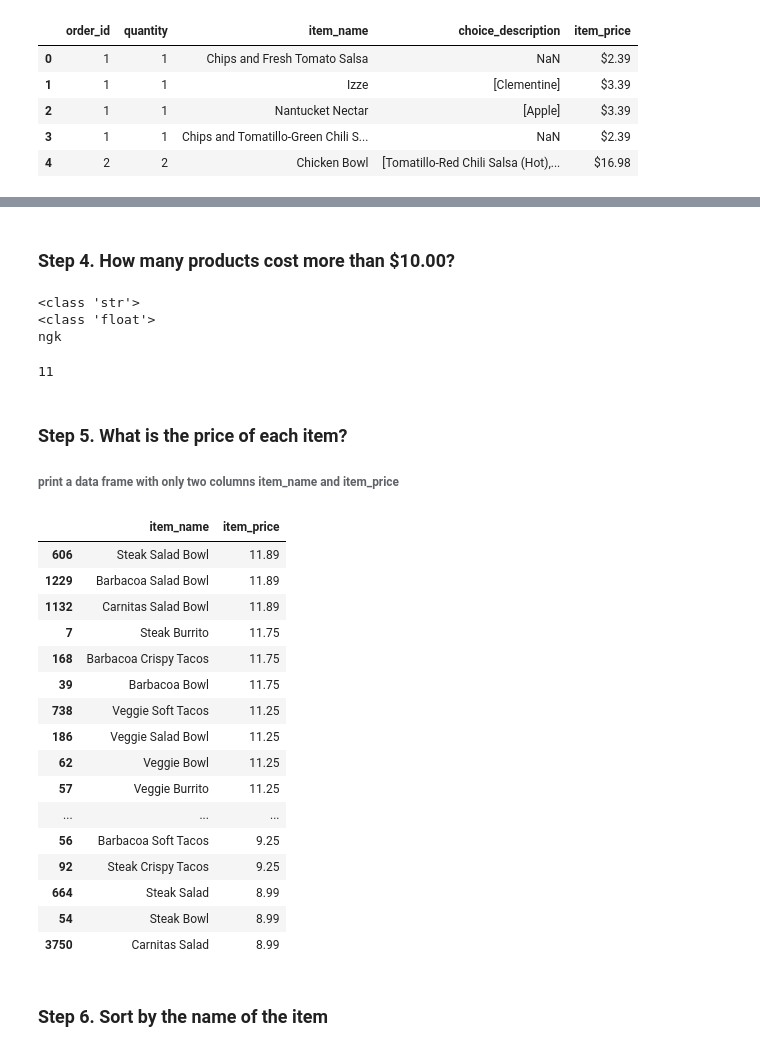
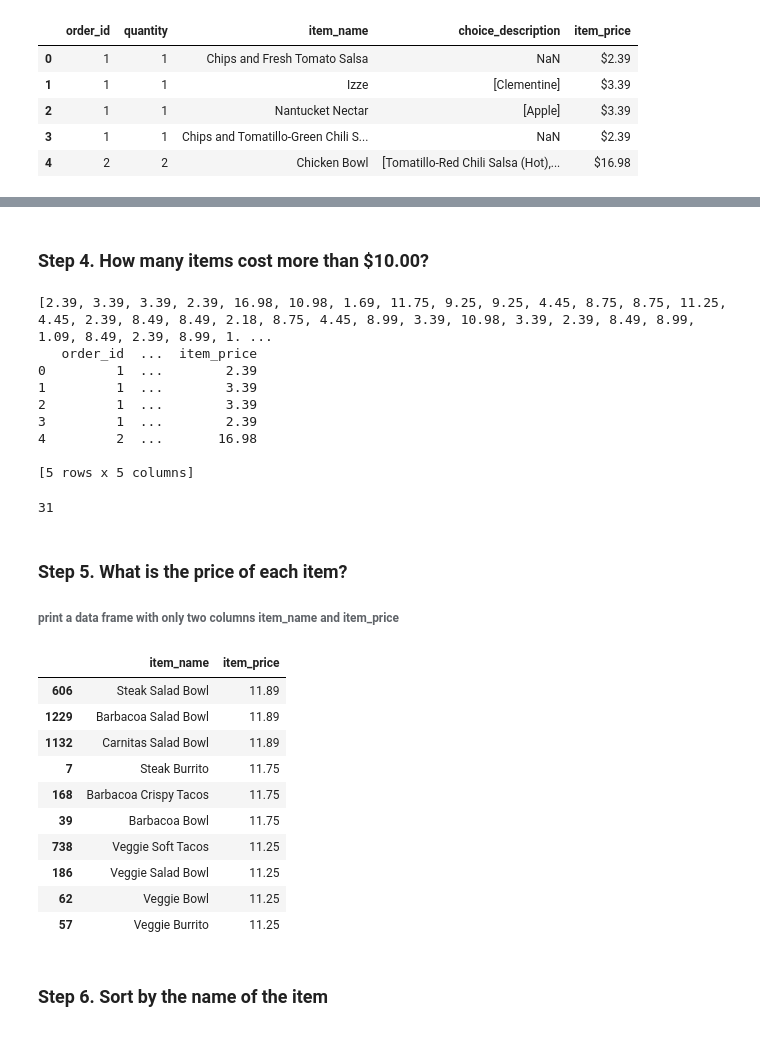
Before and after one commit to kimteespk/DADS5001-Data-Analytics-and-Data-Science-Tools-and-Programming, a Jupyter notebook: 02_Filtering_&_Sorting/Chipotle/Exercises_with_solutions.ipynb, the cells around one changed output, grey strips where cells are left out. Cells and saved outputs as stored; diff of their text form; code cells hidden in the pictures.

```diff
--- a/02_Filtering_&_Sorting/Chipotle/Exercises_with_solutions.ipynb
+++ b/02_Filtering_&_Sorting/Chipotle/Exercises_with_solutions.ipynb
@@ -29,67 +44,59 @@ chipo.head()
 # %% [markdown]
-### Step 4. How many products cost more than $10.00?
+### Step 4. How many items cost more than $10.00?
-# %%
-#Loop
-# "$2.39 "
-# "2.39"
-#float เลขทศนิยม
-value = chipo.item_price[0]
-print(type(value))
-#print(value)
-print(type(float(value[1:-1])))
-x = "bangkok"
-print(x[2:5])
-# %% [output]
-<class 'str'>
-<class 'float'>
-ngk
 # %%
 # clean the item_price column and transform it in a float
 prices = [float(value[1 : -1]) for value in chipo.item_price]
-
+print(prices)
 # reassign the column with the cleaned prices
 chipo.item_price = prices
+print(chipo.head())
 
-chipo.query("item_price > 10 & quantity > 2").item_name.nunique()
+chipo.query("item_price > 10").item_name.nunique()
 # %% [output]
-11
+[2.39, 3.39, 3.39, 2.39, 16.98, 10.98, 1.69, 11.75, 9.25, 9.25, 4.45, 8.75, 8.75, 11.25, 4.45, 2.39, 8.49, 8.49, 2.18, 8.75, 4.45, 8.99, 3.39, 10.98, 3.39, 2.39, 8.49, 8.99, 1.09, 8.49, 2.39, 8.99, 1. ...
+   order_id  ...  item_price
+0         1  ...        2.39
+1         1  ...        3.39
+2         1  ...        3.39
+3         1  ...        2.39
+4         2  ...       16.98
+
+[5 rows x 5 columns]
+31
 # %% [markdown]
 ### Step 5. What is the price of each item?
 ###### print a data frame with only two columns item_name and item_price
+# %%
+pd.options.display.max_columns=20
 # %%
 # delete the duplicates in item_name and quantity
 chipo_filtered = chipo.drop_duplicates(['item_name','quantity'])
+#print(chipo_filtered.head())
 # chipo[(chipo['item_name'] == 'Izze') & (chipo['quantity'] == 2)]
 #chipo[(chipo.item_name == 'Izze') & (chipo.quantity == 2)]
 
 # select only the products with quantity equals to 1
 chipo_one_prod = chipo_filtered[chipo_filtered.quantity == 1]
 chipo_one_prod
 
 # select only the item_name and item_price columns
 price_per_item = chipo_one_prod[['item_name', 'item_price']]
 price_per_item
 
 # sort the values from the most to less expensive
-price_per_item.sort_values(by = "item_price", ascending = False).head(20)
+price_per_item.sort_values(by = "item_price", ascending = False).head(10)
 # %% [output]
 |  | item_name | item_price |
 | 606 | Steak Salad Bowl | 11.89 |
 | 1229 | Barbacoa Salad Bowl | 11.89 |
 | 1132 | Carnitas Salad Bowl | 11.89 |
 | 7 | Steak Burrito | 11.75 |
 | 168 | Barbacoa Crispy Tacos | 11.75 |
 | 39 | Barbacoa Bowl | 11.75 |
 | 738 | Veggie Soft Tacos | 11.25 |
 | 186 | Veggie Salad Bowl | 11.25 |
 | 62 | Veggie Bowl | 11.25 |
 | 57 | Veggie Burrito | 11.25 |
-| ... | ... | ... |
-| 56 | Barbacoa Soft Tacos | 9.25 |
-| 92 | Steak Crispy Tacos | 9.25 |
-| 664 | Steak Salad | 8.99 |
-| 54 | Steak Bowl | 8.99 |
-| 3750 | Carnitas Salad | 8.99 |
 # %% [markdown]
 ### Step 6. Sort by the name of the item
 # %%
```
Also changed, not shown: parts of 4 cells of this notebook.
